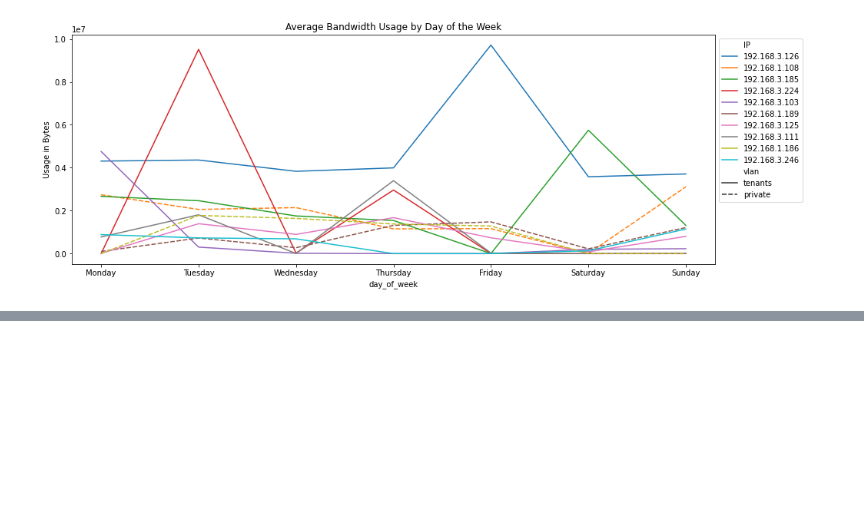
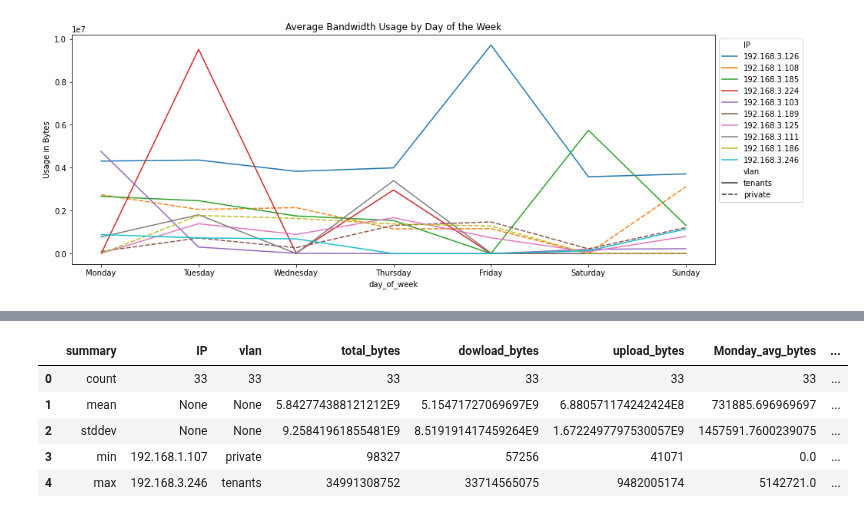
Before and after one commit to JohnnyFoulds/dsm010-2021-oct, a Jupyter notebook: coursework_02/cw02.ipynb, the cells around one changed output, grey strips where cells are left out. Saved outputs shown, nothing was run; the diff lists cells and outputs as text; code cells hidden in the pictures; blank space fills up the shorter version.

```diff
--- a/coursework_02/cw02.ipynb
+++ b/coursework_02/cw02.ipynb
@@ -936,0 +971,9 @@ plt.show()
+# %%
+df_clustering.describe().toPandas()
+# %% [output]
+|  | summary | IP | vlan | total_bytes | dowload_bytes | upload_bytes | Monday_avg_bytes | ... |
+| 0 | count | 33 | 33 | 33 | 33 | 33 | 33 | ... |
+| 1 | mean | None | None | 5.842774388121212E9 | 5.15471727069697E9 | 6.880571174242424E8 | 731885.696969697 | ... |
+| 2 | stddev | None | None | 9.25841961855481E9 | 8.519191417459264E9 | 1.6722497797530057E9 | 1457591.7600239075 | ... |
+| 3 | min | 192.168.1.107 | private | 98327 | 57256 | 41071 | 0.0 | ... |
+| 4 | max | 192.168.3.246 | tenants | 34991308752 | 33714565075 | 9482005174 | 5142721.0 | ... |
```
Also changed, not shown: parts of 17 cells of this notebook.
